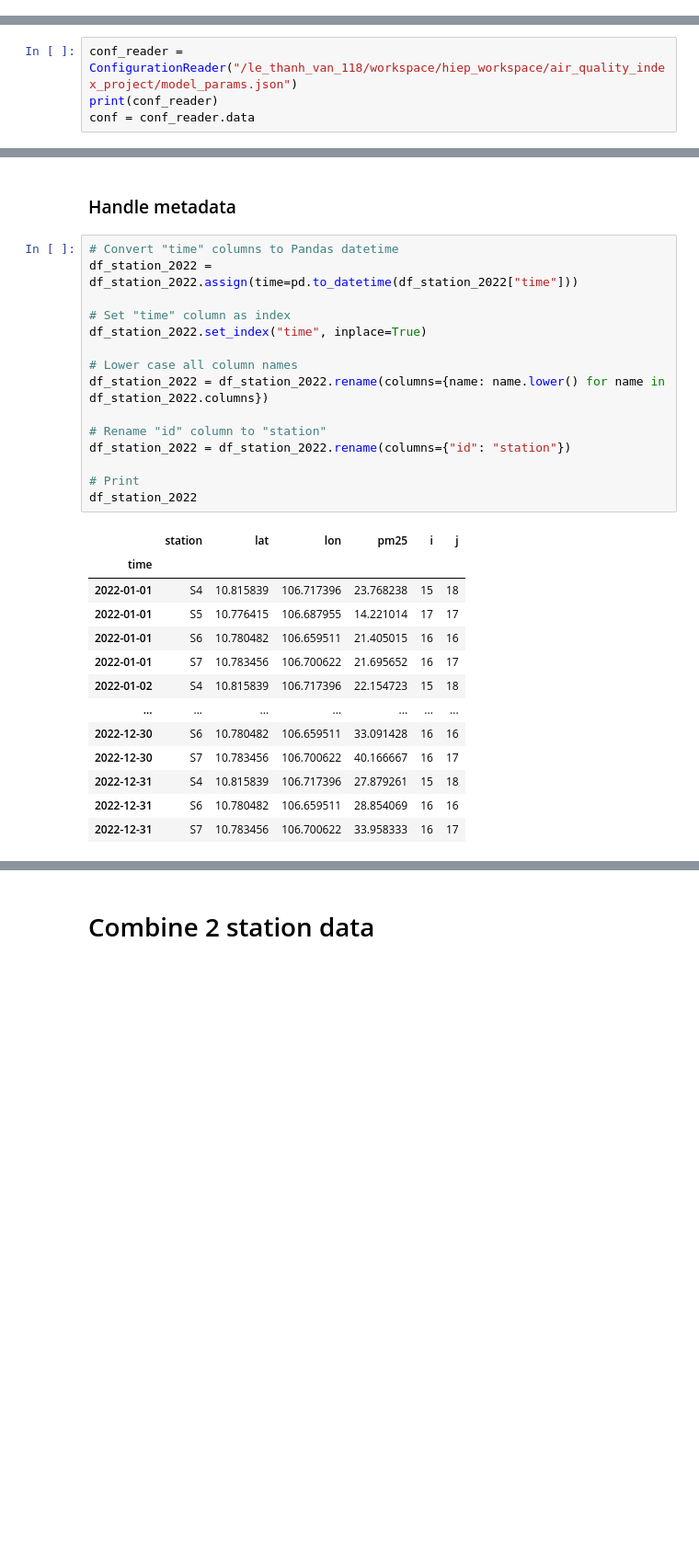
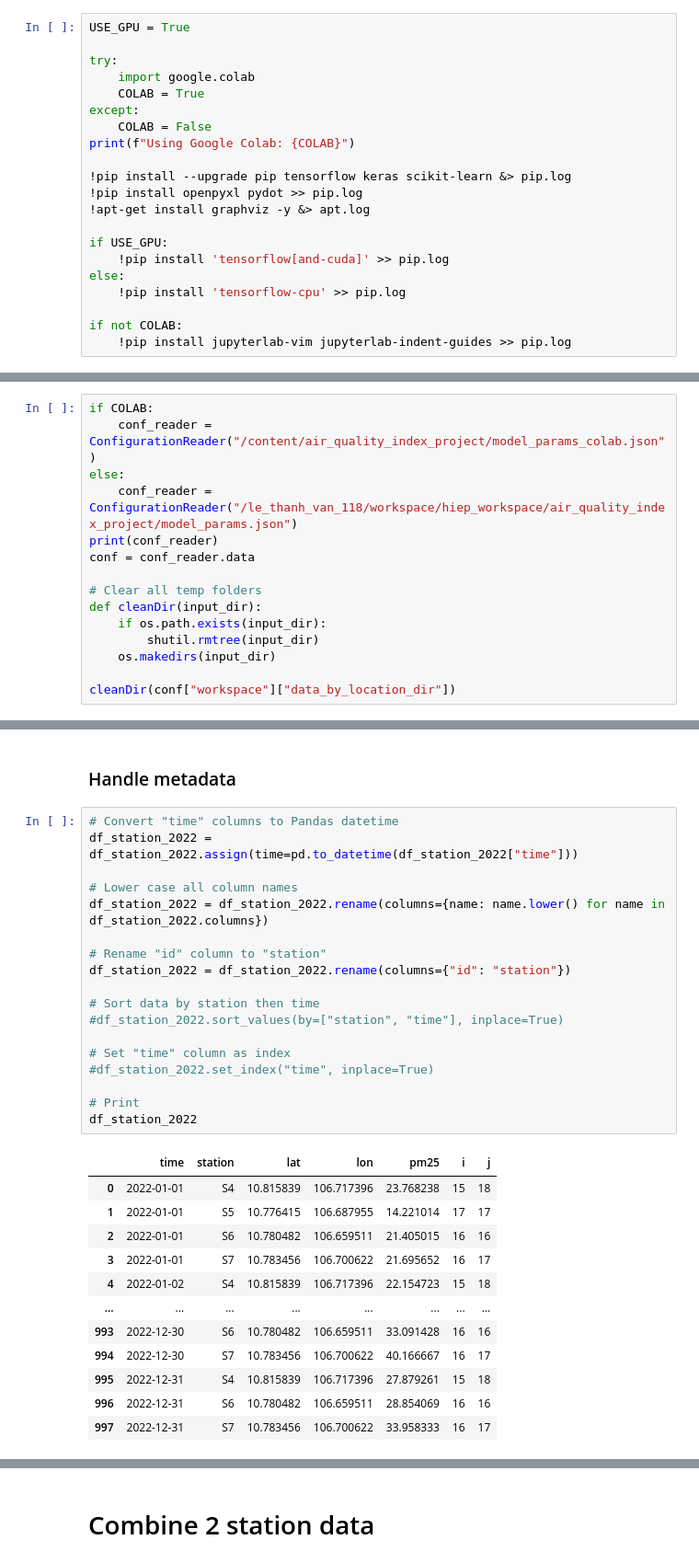
Before and after one commit to tphiepbk/air_quality_index_project, a Jupyter notebook: 2_merge_mpair_data_and_stations.ipynb, the cells around one changed output, grey strips where cells are left out. Shown at 92% size. Cells and saved outputs as stored; diff of their text form; blank space fills up the shorter version.

```diff
--- a/2_merge_mpair_data_and_stations.ipynb
+++ b/2_merge_mpair_data_and_stations.ipynb
@@ -1,2 +1,23 @@
 # %% [markdown]
 # Setup
+# %%
+USE_GPU = True
+
+try:
+    import google.colab
+    COLAB = True
+except:
+    COLAB = False
+print(f"Using Google Colab: {COLAB}")
+
+!pip install --upgrade pip tensorflow keras scikit-learn &> pip.log
+!pip install openpyxl pydot >> pip.log
+!apt-get install graphviz -y &> apt.log
+
+if USE_GPU:
+    !pip install 'tensorflow[and-cuda]' >> pip.log
+else:
+    !pip install 'tensorflow-cpu' >> pip.log
+
+if not COLAB:
+    !pip install jupyterlab-vim jupyterlab-indent-guides >> pip.log
@@ -7,8 +41,19 @@ import numpy as np
 from src.config_reader import ConfigurationReader
 # %%
-conf_reader = ConfigurationReader("/le_thanh_van_118/workspace/hiep_workspace/air_quality_index_project/model_params.json")
+if COLAB:
+    conf_reader = ConfigurationReader("/content/air_quality_index_project/model_params_colab.json")
+else:
+    conf_reader = ConfigurationReader("/le_thanh_van_118/workspace/hiep_workspace/air_quality_index_project/model_params.json")
 print(conf_reader)
 conf = conf_reader.data
+
+# Clear all temp folders
+def cleanDir(input_dir):
+    if os.path.exists(input_dir):
+        shutil.rmtree(input_dir)
+    os.makedirs(input_dir)
+
+cleanDir(conf["workspace"]["data_by_location_dir"])
 # %% [output]
 {
     "dataset": {
@@ -113,29 +312,31 @@ df_station_2022
 # %%
 # Convert "time" columns to Pandas datetime
 df_station_2022 = df_station_2022.assign(time=pd.to_datetime(df_station_2022["time"]))
-
-# Set "time" column as index
-df_station_2022.set_index("time", inplace=True)
 
 # Lower case all column names
 df_station_2022 = df_station_2022.rename(columns={name: name.lower() for name in df_station_2022.columns})
 
 # Rename "id" column to "station"
 df_station_2022 = df_station_2022.rename(columns={"id": "station"})
 
+# Sort data by station then time
+#df_station_2022.sort_values(by=["station", "time"], inplace=True)
+
+# Set "time" column as index
+#df_station_2022.set_index("time", inplace=True)
+
 # Print
 df_station_2022
 # %% [output]
-|  | station | lat | lon | pm25 | i | j |
-| time |  |  |  |  |  |  |
-| 2022-01-01 | S4 | 10.815839 | 106.717396 | 23.768238 | 15 | 18 |
-| 2022-01-01 | S5 | 10.776415 | 106.687955 | 14.221014 | 17 | 17 |
-| 2022-01-01 | S6 | 10.780482 | 106.659511 | 21.405015 | 16 | 16 |
-| 2022-01-01 | S7 | 10.783456 | 106.700622 | 21.695652 | 16 | 17 |
-| 2022-01-02 | S4 | 10.815839 | 106.717396 | 22.154723 | 15 | 18 |
-| ... | ... | ... | ... | ... | ... | ... |
-| 2022-12-30 | S6 | 10.780482 | 106.659511 | 33.091428 | 16 | 16 |
-| 2022-12-30 | S7 | 10.783456 | 106.700622 | 40.166667 | 16 | 17 |
-| 2022-12-31 | S4 | 10.815839 | 106.717396 | 27.879261 | 15 | 18 |
-| 2022-12-31 | S6 | 10.780482 | 106.659511 | 28.854069 | 16 | 16 |
-| 2022-12-31 | S7 | 10.783456 | 106.700622 | 33.958333 | 16 | 17 |
+|  | time | station | lat | lon | pm25 | i | j |
+| 0 | 2022-01-01 | S4 | 10.815839 | 106.717396 | 23.768238 | 15 | 18 |
+| 1 | 2022-01-01 | S5 | 10.776415 | 106.687955 | 14.221014 | 17 | 17 |
+| 2 | 2022-01-01 | S6 | 10.780482 | 106.659511 | 21.405015 | 16 | 16 |
+| 3 | 2022-01-01 | S7 | 10.783456 | 106.700622 | 21.695652 | 16 | 17 |
+| 4 | 2022-01-02 | S4 | 10.815839 | 106.717396 | 22.154723 | 15 | 18 |
+| ... | ... | ... | ... | ... | ... | ... | ... |
+| 993 | 2022-12-30 | S6 | 10.780482 | 106.659511 | 33.091428 | 16 | 16 |
+| 994 | 2022-12-30 | S7 | 10.783456 | 106.700622 | 40.166667 | 16 | 17 |
+| 995 | 2022-12-31 | S4 | 10.815839 | 106.717396 | 27.879261 | 15 | 18 |
+| 996 | 2022-12-31 | S6 | 10.780482 | 106.659511 | 28.854069 | 16 | 16 |
+| 997 | 2022-12-31 | S7 | 10.783456 | 106.700622 | 33.958333 | 16 | 17 |
```
Also changed, not shown: parts of 59 cells of this notebook, 4 other files.
